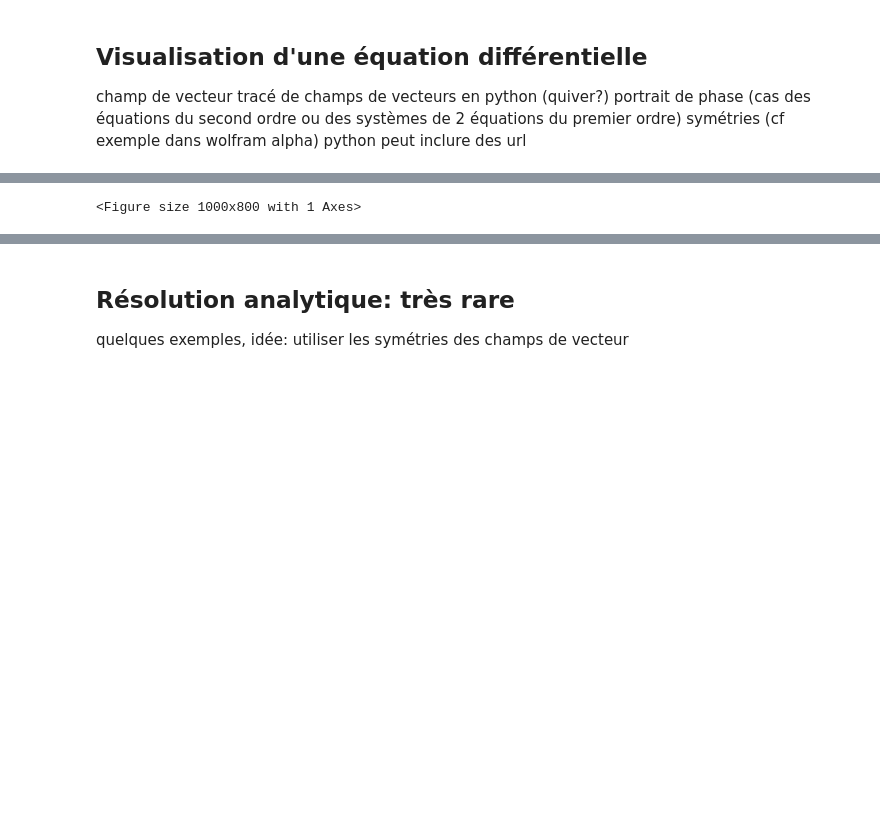
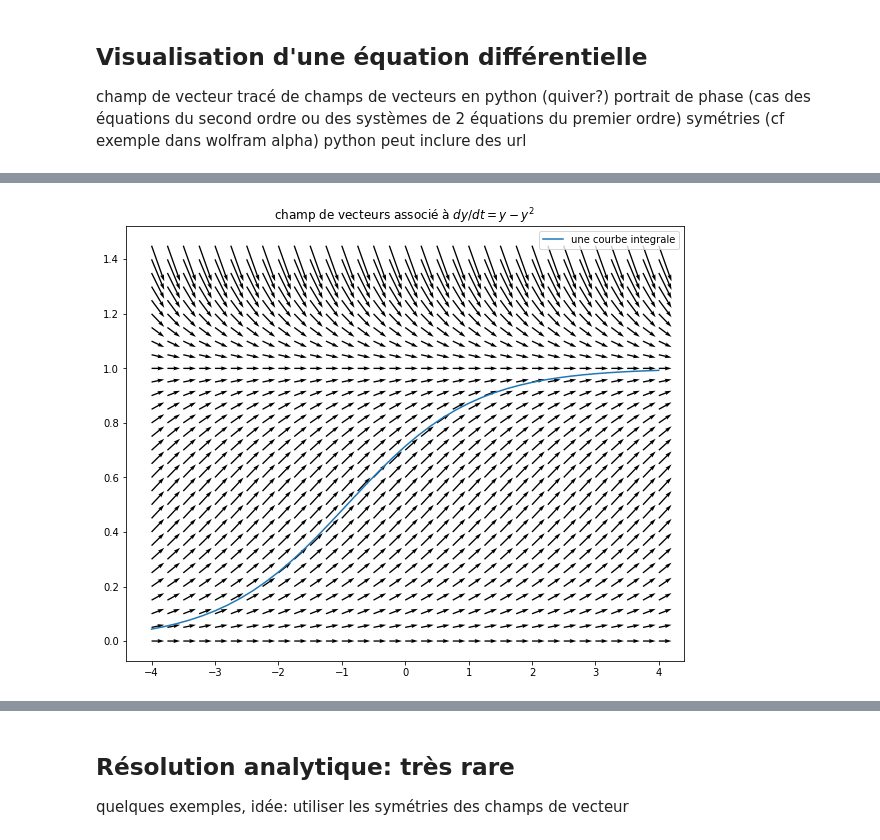
Before and after one commit to azerad/labomathedo, a Jupyter notebook: labomathedo.ipynb, the cells around one changed output, grey strips where cells are left out. Drawn from its saved outputs; the diff is of its cells as text; code cells hidden in the pictures; blank space fills up the shorter version.

```diff
--- a/labomathedo.ipynb
+++ b/labomathedo.ipynb
@@ -48,19 +48,19 @@ IFrame(url, width=1024, height=768)
 # %%
 import matplotlib.pyplot as plt
 import numpy as np
 
 X, Y = np.meshgrid(np.arange(-4, 4.2, .25), np.arange(0, 1.5, .05))
-U = np.ones(np.size(X))
+U = np.ones_like(X)
 #V = X-Y
-V=Y-np.power(Y,2)
+V=Y-Y**2
 fig1 = plt.figure(figsize=(10, 8))
 plt.title('champ de vecteurs associé à $dy/dt =y- y^2$ ')
-plt.quiver(X, Y, U, V)
+plt.quiver(X, Y, U, V,angles='xy', scale_units='xy', scale=5)
 t=np.arange(-4,4.2,0.2)
 y=np.divide(np.exp(t),np.exp(t)+ 0.4)
 plt.plot(t,y,label='une courbe integrale')
 plt.legend(loc='best')
 #plt.legend(' courbe intégrale')
 plt.show()
 # %% [output]
-<Figure size 1000x800 with 1 Axes>
+[figure, added]
```
Also changed, not shown: parts of 1 cell of this notebook.
